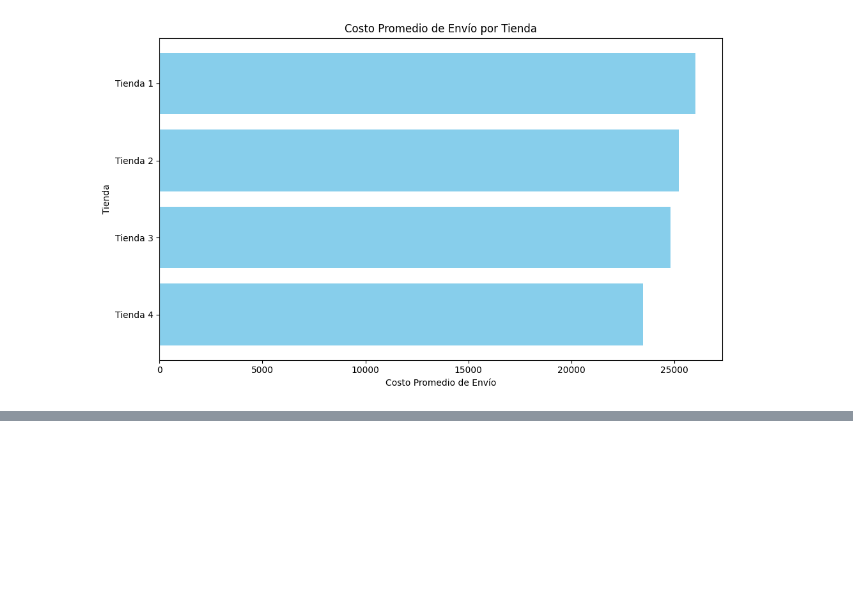
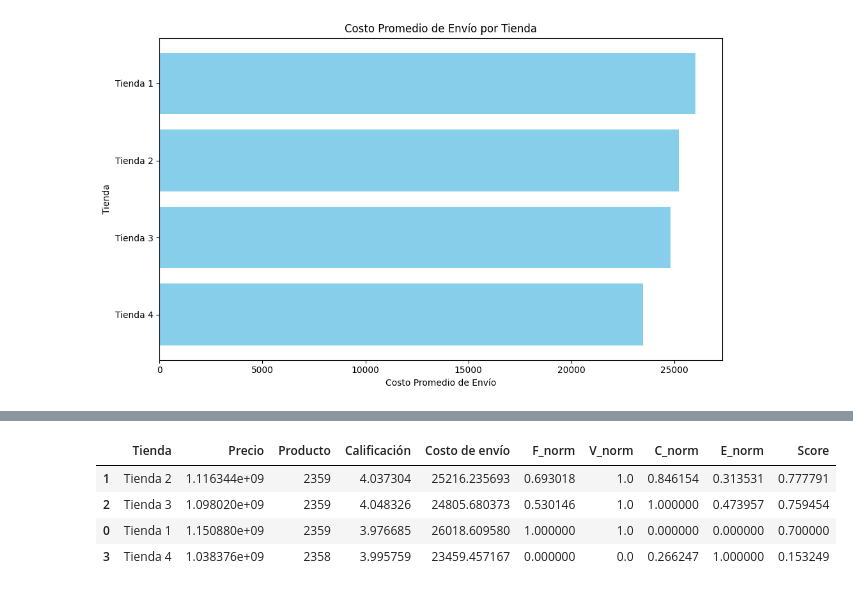
Before and after one commit to NULLPX-a/Alura-challenge-store, a Jupyter notebook: AluraStoreLatam.ipynb, the cells around one changed output, grey strips where cells are left out. Saved outputs shown, nothing was run; the diff lists cells and outputs as text; code cells hidden in the pictures; blank space fills up the shorter version.

```diff
--- a/AluraStoreLatam.ipynb
+++ b/AluraStoreLatam.ipynb
@@ -378,0 +428,38 @@ De esta seccion en adelante se tiene como objetivo determinar a cuál de las tie
+# %%
+resumen = df.groupby("Tienda").agg({
+    "Precio": "sum",
+    "Producto": "count",
+    "Calificación": "mean",
+    "Costo de envío": "mean"
+}).reset_index()
+
+# Facturación
+resumen["F_norm"] = (resumen["Precio"] - resumen["Precio"].min()) / \
+                     (resumen["Precio"].max() - resumen["Precio"].min())
+
+# Ventas
+resumen["V_norm"] = (resumen["Producto"] - resumen["Producto"].min()) / \
+                     (resumen["Producto"].max() - resumen["Producto"].min())
+
+# Calificación
+resumen["C_norm"] = (resumen["Calificación"] - resumen["Calificación"].min()) / \
+                     (resumen["Calificación"].max() - resumen["Calificación"].min())
+
+# Costo de Envío
+resumen["E_norm"] = (resumen["Costo de envío"].max() - resumen["Costo de envío"]) / \
+                     (resumen["Costo de envío"].max() - resumen["Costo de envío"].min())
+# %%
+resumen["Score"] = (
+    0.4 * resumen["F_norm"] +
+    0.3 * resumen["V_norm"] +
+    0.2 * resumen["C_norm"] +
+    0.1 * resumen["E_norm"]
+)
+ranking = resumen.sort_values("Score", ascending=False)
+ranking
+# %% [output]
+|  | Tienda | Precio | Producto | Calificación | Costo de envío | F_norm | V_norm | C_norm | E_norm | Score |
+| 1 | Tienda 2 | 1.116344e+09 | 2359 | 4.037304 | 25216.235693 | 0.693018 | 1.0 | 0.846154 | 0.313531 | 0.777791 |
+| 2 | Tienda 3 | 1.098020e+09 | 2359 | 4.048326 | 24805.680373 | 0.530146 | 1.0 | 1.000000 | 0.473957 | 0.759454 |
+| 0 | Tienda 1 | 1.150880e+09 | 2359 | 3.976685 | 26018.609580 | 1.000000 | 1.0 | 0.000000 | 0.000000 | 0.700000 |
+| 3 | Tienda 4 | 1.038376e+09 | 2358 | 3.995759 | 23459.457167 | 0.000000 | 0.0 | 0.266247 | 1.000000 | 0.153249 |
```
Also changed, not shown: parts of 14 cells of this notebook.
